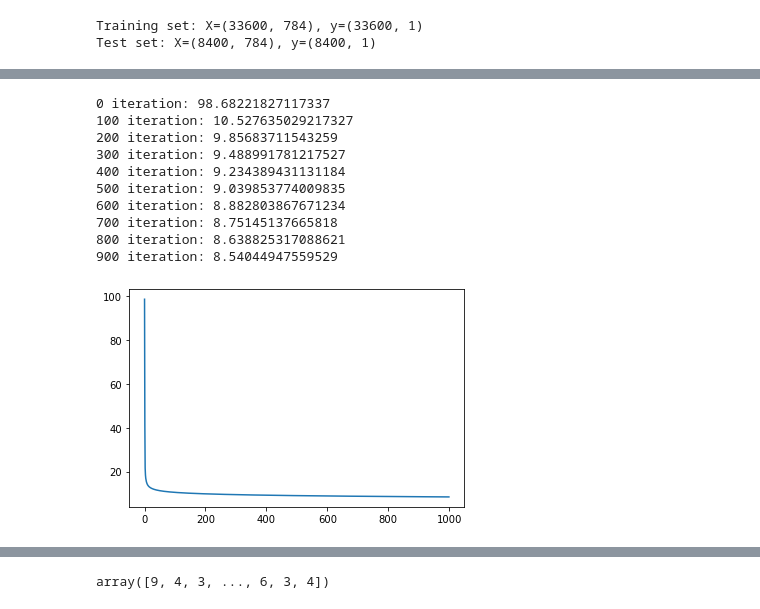
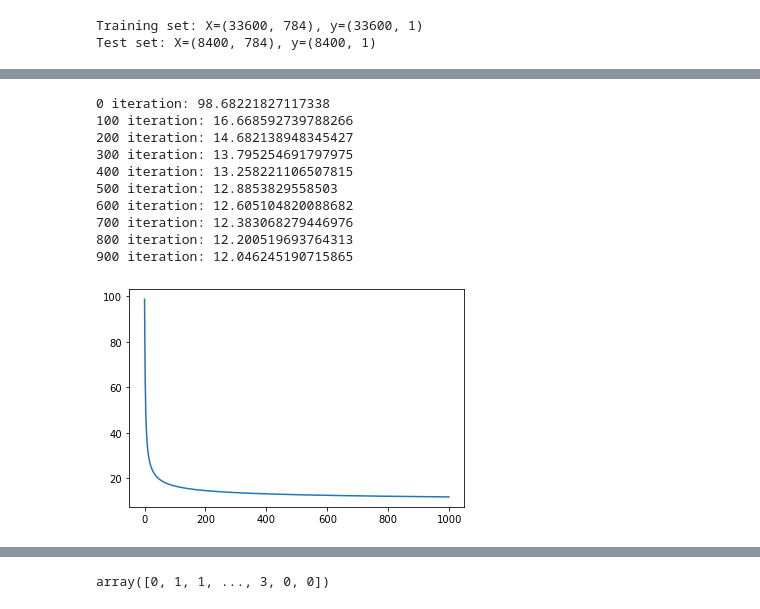
Before and after one commit to vseredovych/AdaversarialAI, a Jupyter notebook: Code/lg-softmax.ipynb, the cells around one changed output, grey strips where cells are left out. Cells and saved outputs as stored; diff of their text form; code cells hidden in the pictures.

```diff
--- a/Code/lg-softmax.ipynb
+++ b/Code/lg-softmax.ipynb
@@ -8,8 +8,13 @@ from sklearn.metrics import mean_squared_error, r2_score
 
 import matplotlib.pyplot as plt
 %matplotlib inline
+# %%
+normalization = 255
 # %%
 def plot_J(J_history):
     x = np.arange(0, len(J_history))
     plt.plot(x, J_history)
     plt.show()
+# %%
+def normalize(X):
+    return X / normalization
@@ -358,20 +530,21 @@ y_labels = [x[3:] for x in  encoder.get_feature_names()]
 # encoder.fit(y_test)
 # Y_test = encoder.transform(y_test).toarray()
 # %%
-lg = LogisticRegression(normalize=True)
-lg.fit(X_train, Y_train, 1, 1000, 1e-20)
+%%time
+lg = LogisticRegression(normalize=False)
+lg.fit(normalize(X_train), Y_train, 0.5, 1000, 1e-15)
 
 plot_J(lg.get_cost_history())
 print(lg.get_cost_history()[-1])
 # %% [output]
-0 iteration: 98.68221827117337
-100 iteration: 10.527635029217327
-200 iteration: 9.85683711543259
-300 iteration: 9.488991781217527
-400 iteration: 9.234389431131184
-500 iteration: 9.039853774009835
-600 iteration: 8.882803867671234
-700 iteration: 8.75145137665818
-800 iteration: 8.638825317088621
-900 iteration: 8.54044947559529
+0 iteration: 98.68221827117338
+100 iteration: 16.668592739788266
+200 iteration: 14.682138948345427
+300 iteration: 13.795254691797975
+400 iteration: 13.258221106507815
+500 iteration: 12.8853829558503
+600 iteration: 12.605104820088682
+700 iteration: 12.383068279446976
+800 iteration: 12.200519693764313
+900 iteration: 12.046245190715865
-[figure, old version]
+[figure, new version]
@@ -379,5 +553,5 @@ print(lg.get_cost_history()[-1])
 # %%
-y_pred = lg.predict(X_test)
+y_pred = lg.predict(normalize(X_test))
 y_pred
 # %% [output]
-array([9, 4, 3, ..., 6, 3, 4])
+array([0, 1, 1, ..., 3, 0, 0])
```
Also changed, not shown: parts of 36 cells of this notebook.
